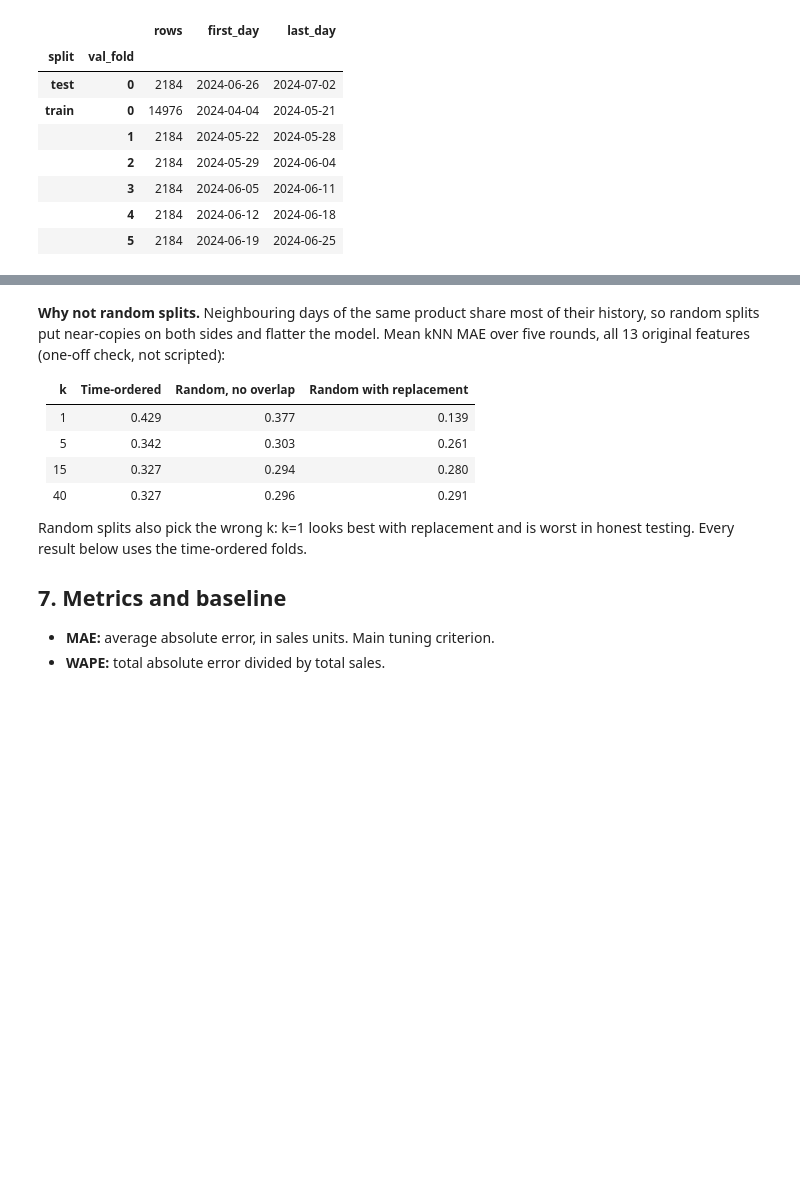
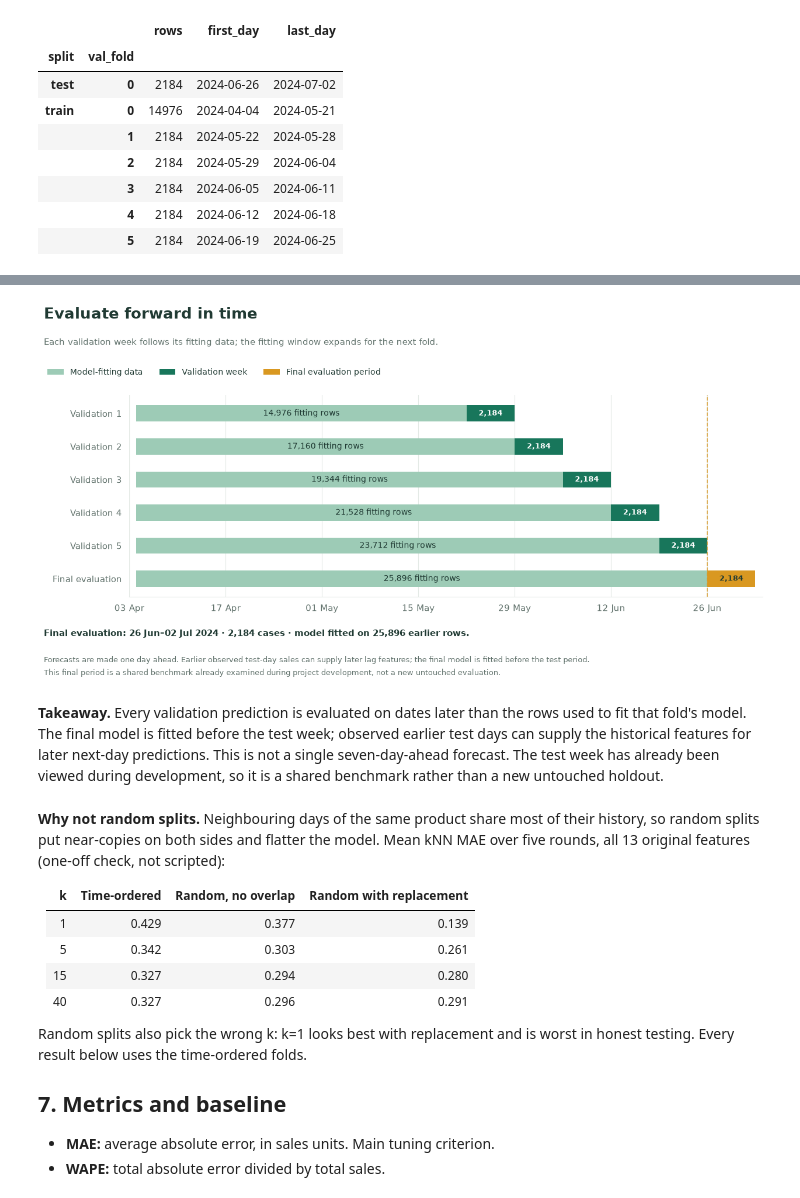
Before and after one commit to Lisayinyy/MAIB_7002, a Jupyter notebook: discount_sales_prediction.ipynb, the cells around one changed output, grey strips where cells are left out. Drawn from its saved outputs; the diff is of its cells as text; code cells hidden in the pictures; blank space fills up the shorter version.

Commit message:
Visualize forecast evaluation and discount policy evidence

```diff
--- a/discount_sales_prediction.ipynb
+++ b/discount_sales_prediction.ipynb
@@ -203,3 +207,15 @@ display(data.split_summary(feat))
+# %%
+from finalproject_pricingml import evaluation_visuals as evaluation_viz
+
+fig, timeline = evaluation_viz.split_timeline(feat)
+fig.savefig(VISUALS / "evaluation_timeline.png", dpi=180, bbox_inches="tight")
+timeline.to_csv(VISUALS / "evaluation_timeline.csv", index=False)
+display(fig)
+plt.close(fig)
+# %% [output]
+[figure, added]
+# %% [markdown]
+**Takeaway.** Every validation prediction is evaluated on dates later than the rows used to fit that fold's model. The final model is fitted before the test week; observed earlier test days can supply the historical features for later next-day predictions. This is not a single seven-day-ahead forecast. The test week has already been viewed during development, so it is a shared benchmark rather than a new untouched holdout.
 # %% [markdown]
 **Why not random splits.** Neighbouring days of the same product share most of their history, so random splits put near-copies on both sides and flatter the model. Mean kNN MAE over five rounds, all 13 original features (one-off check, not scripted):
 
```
Also changed, not shown: parts of 7 cells of this notebook, 11 other files.
